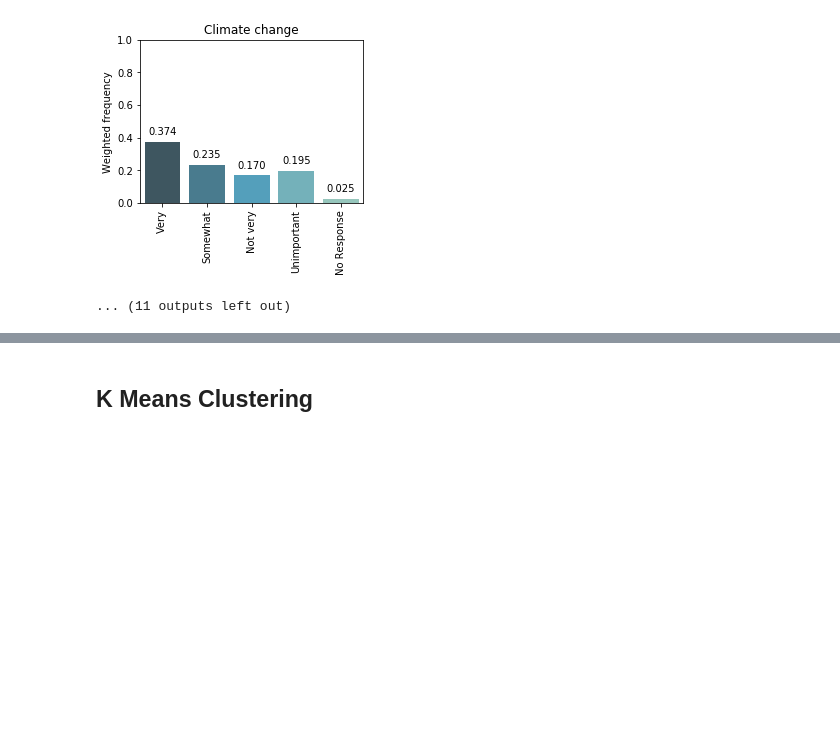
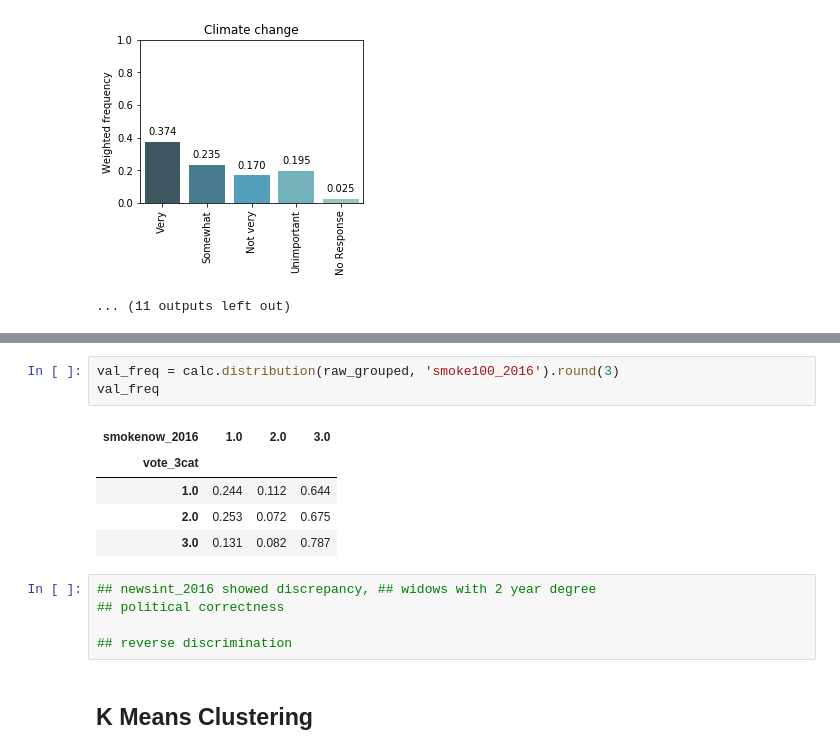
Before and after one commit to ali0003433/predict-by-issue-prioritization, a Jupyter notebook: notebooks/appendix.ipynb, the cells around one changed output, grey strips where cells are left out. Cells and saved outputs as stored; diff of their text form; blank space fills up the shorter version.

```diff
--- a/notebooks/appendix.ipynb
+++ b/notebooks/appendix.ipynb
@@ -116,3 +158,17 @@ for ind, col in enumerate(col_list):
+# %%
+val_freq = calc.distribution(raw_grouped, 'smoke100_2016').round(3)
+val_freq
+# %% [output]
+| smokenow_2016 | 1.0 | 2.0 | 3.0 |
+| vote_3cat |  |  |  |
+| 1.0 | 0.244 | 0.112 | 0.644 |
+| 2.0 | 0.253 | 0.072 | 0.675 |
+| 3.0 | 0.131 | 0.082 | 0.787 |
+# %%
+## newsint_2016 showed discrepancy, ## widows with 2 year degree
+## political correctness
+
+## reverse discrimination
 # %% [markdown]
 ## K Means Clustering
 # %%
```
Also changed, not shown: parts of 10 cells of this notebook, 4 other files.
